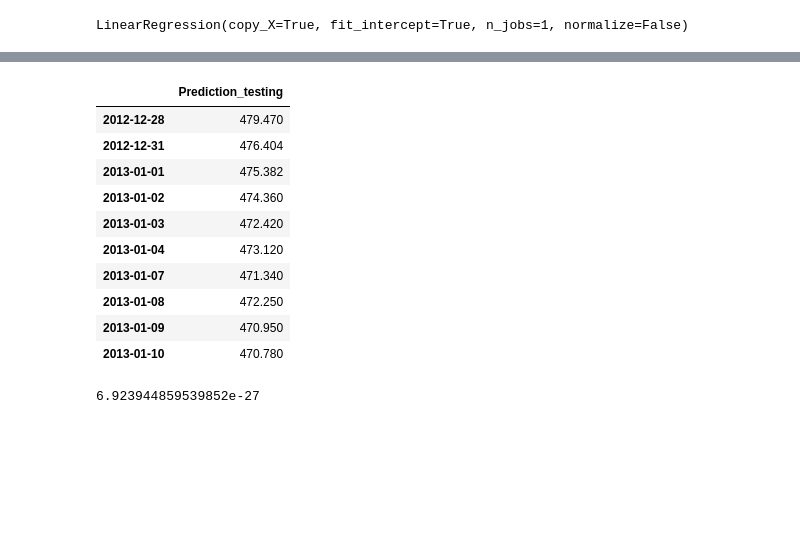
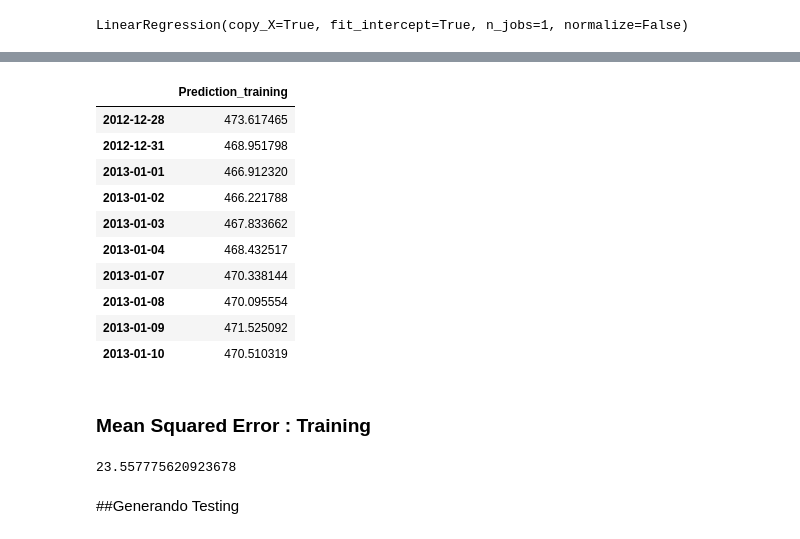
Before and after one commit to alvarogutyerrez/alvarogutyerrez, a Jupyter notebook: S04_aplicaciones.ipynb, the cells around one changed output, grey strips where cells are left out. Saved outputs shown, nothing was run; the diff lists cells and outputs as text; code cells hidden in the pictures; blank space fills up the shorter version.

```diff
--- a/S04_aplicaciones.ipynb
+++ b/S04_aplicaciones.ipynb
@@ -136,10 +161,10 @@ Training sample
 # %%
 corte='2014-03-13'
-x_tr =data.iloc[:,0:-1].copy(True)
-x_tr =x_tr[data.index>corte].copy(True)
+x_tr =data.iloc[:,1:-1].copy(True)
+x_tr =x_tr[data.index<corte].copy(True)
 
 y_tr =data.iloc[:,0].copy(True)
-y_tr =y_tr[data.index>corte].copy(True)
+y_tr =y_tr[data.index<corte].copy(True)
 
 x_tr.head(7)
 # %% [output]
@@ -169,22 +188,25 @@ Testing
 # %%
-pred_training=reg_lineal.predict(x_tst)
-
-pred_training = pd.DataFrame(data = pred_training  ,   index=y_tst.index , columns = {'Prediction_testing'})
+pred_training=reg_lineal.predict(x_tr)
+pred_training = pd.DataFrame(data = pred_training  , index=y_tr.index , columns = {'Prediction_training'})
 pred_training.head(10)
 # %% [output]
-|  | Prediction_testing |
-| 2012-12-28 | 479.470 |
-| 2012-12-31 | 476.404 |
-| 2013-01-01 | 475.382 |
-| 2013-01-02 | 474.360 |
-| 2013-01-03 | 472.420 |
-| 2013-01-04 | 473.120 |
-| 2013-01-07 | 471.340 |
-| 2013-01-08 | 472.250 |
-| 2013-01-09 | 470.950 |
-| 2013-01-10 | 470.780 |
+|  | Prediction_training |
+| 2012-12-28 | 473.617465 |
+| 2012-12-31 | 468.951798 |
+| 2013-01-01 | 466.912320 |
+| 2013-01-02 | 466.221788 |
+| 2013-01-03 | 467.833662 |
+| 2013-01-04 | 468.432517 |
+| 2013-01-07 | 470.338144 |
+| 2013-01-08 | 470.095554 |
+| 2013-01-09 | 471.525092 |
+| 2013-01-10 | 470.510319 |
-# %%
-MAE=mean_squared_error(y_tst,pred_training)
-MAE
-# %% [output]
-6.923944859539852e-27
+# %% [markdown]
+### Mean Squared Error : Training
+# %%
+MAE_tr=mean_squared_error(y_tr,pred_training)
+MAE_tr
+# %% [output]
+23.557775620923678
+# %% [markdown]
+##Generando Testing
```
Also changed, not shown: parts of 36 cells of this notebook.
